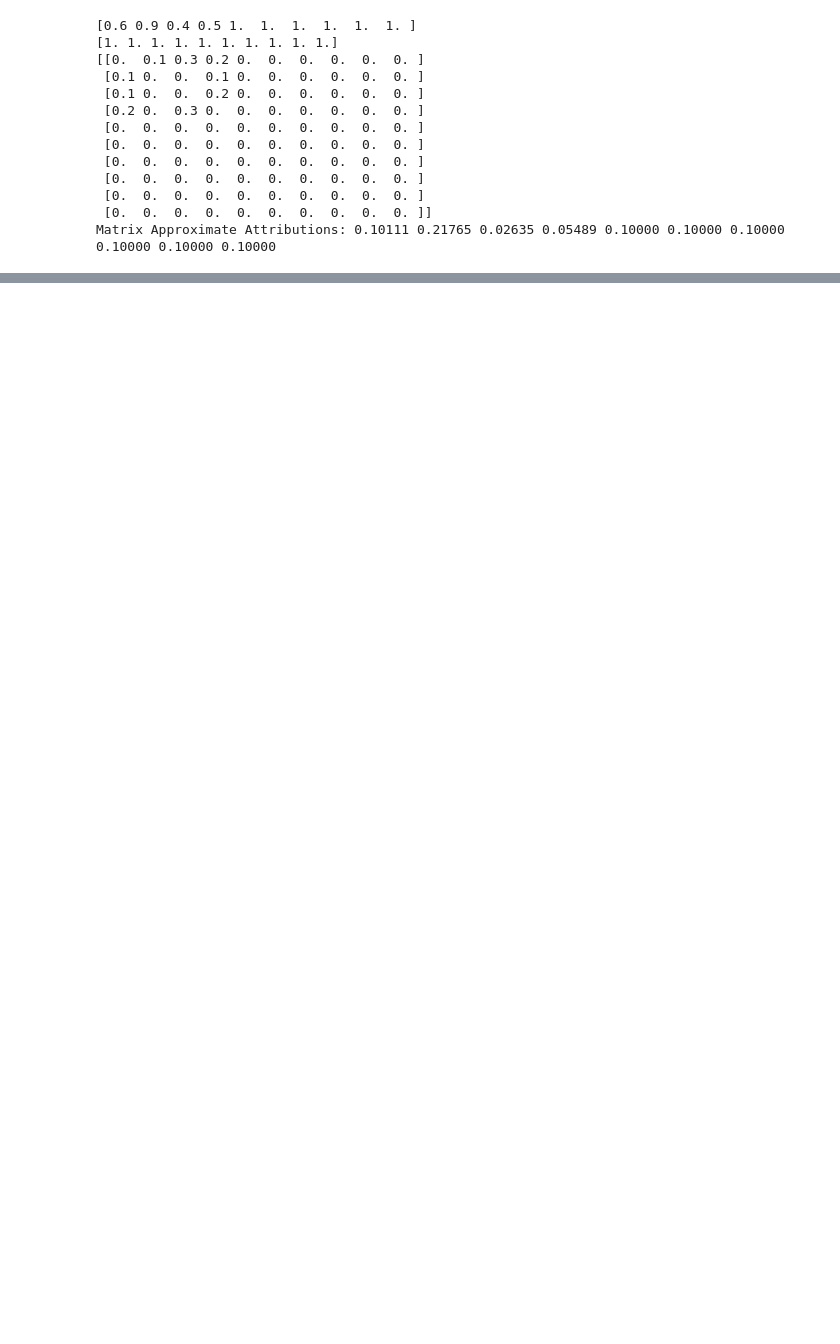
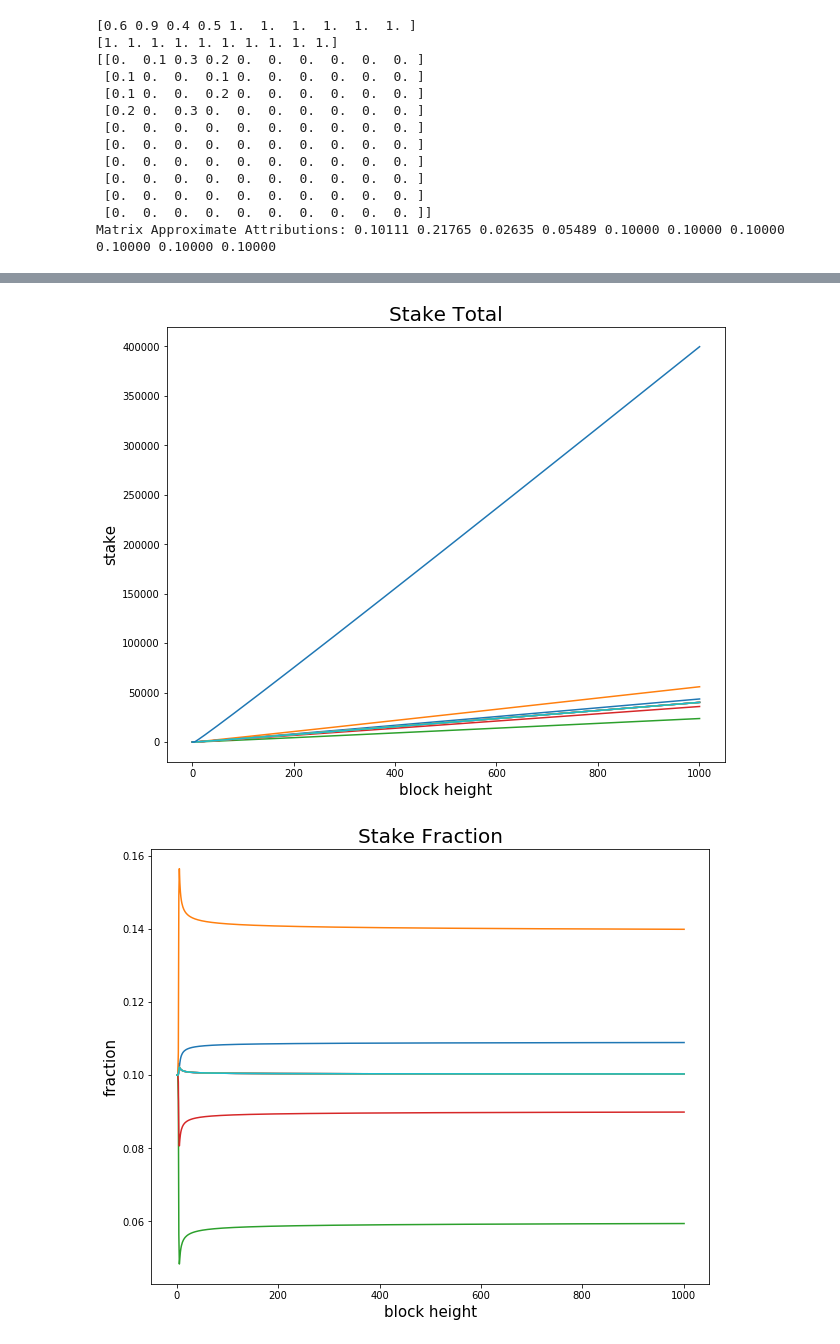
Before and after one commit to unconst/BitTensor, a Jupyter notebook: Emission testing.ipynb, the cells around one changed output, grey strips where cells are left out. Saved outputs shown, nothing was run; the diff lists cells and outputs as text; code cells hidden in the pictures; blank space fills up the shorter version.

```diff
--- a/Emission testing.ipynb
+++ b/Emission testing.ipynb
@@ -249,0 +253,74 @@ Trial Attributions: 0.06314 0.26417 0.02174 0.04411 0.10109 0.10109 0.10117 0.10
+# %%
+nodes = ['a', 'b', 'c', 'd', 'e', 'f', 'g', 'h', 'i', 'j']
+
+edges = {'a': list(zip(['a', 'b', 'c', 'd'], [0.6, 0.1, 0.1, 0.2])),
+         'b': list(zip(['b'], [1.0])),
+         'c': list(zip(['c', 'a', 'd'], [0.4, 0.3, 0.3])),
+         'd': list(zip(['d', 'a', 'b', 'c'], [0.5, 0.2, 0.1, 0.2])),
+         'e': list(zip(['e', 'f'], [0.5, 0.5])),
+         'f': list(zip(['f', 'e'], [0.5, 0.5])),
+         'g': list(zip(['g'], [1.0])),
+         'h': list(zip(['h'], [1.0])),
+         'i': list(zip(['i'], [1.0])),
+         'j': list(zip(['j'], [1.0]))
+}
+
+blocks = 1000
+
+# [trial] --> {id} --> ([block num], [stake])
+data = []
+
+trials = 1
+for j in range(trials):
+
+    first = {}
+    for n in nodes:
+        first[n] = ([0],[1])
+    first['total'] = ([0],[len(nodes)])
+    data.append(first)
+
+    b = Bittensor()
+    for k in nodes:
+        b.subscribe(k)
+    b.inc_height()
+
+    for k in nodes:
+        b.emit(k, edges[k])
+    b.inc_height()
+
+    for i in range(blocks):
+        for k in nodes:
+            b.emit(k, edges[k])
+            data[j][k][1].append(b.stake[k])
+            data[j][k][0].append(b.block_height)
+        data[j]['total'][1].append(b.total_stake)
+        data[j]['total'][0].append(b.block_height)
+        b.inc_height()
+
+
+
+import matplotlib.pyplot as plt
+for trial in data:
+
+    # plot total stake.
+    plt.figure(figsize=(10,8))
+    plt.title('Stake Total', fontsize=20)
+    plt.xlabel('block height', fontsize=15)
+    plt.ylabel('stake', fontsize=15)
+    for k in nodes:
+        plt.plot(trial[k][0], trial[k][1])
+    plt.plot(trial['total'][0], trial['total'][1])
+
+    # plot stake fraction.
+    plt.figure(figsize=(10,8))
+    plt.title('Stake Fraction', fontsize=20)
+    plt.xlabel('block height', fontsize=15)
+    plt.ylabel('fraction', fontsize=15)
+    for k in nodes:
+        plt.plot(trial[k][0], [a/b for a,b in list(zip(trial[k][1], trial['total'][1]))])
+
+    print ('Matrix Approximate Attributions:', str_arr(matrix_approximation(blocks, nodes, edges)))
+    print ('Trial Attributions:', str_arr([trial[k][1][-1]/trial['total'][1][-1] for k in nodes]))
+
+    break
+# %% [output]
@@ -249,0 +341,2 @@ Trial Attributions: 0.06314 0.26417 0.02174 0.04411 0.10109 0.10109 0.10117 0.10
+[figure, added]
+[figure, added]
```
Also changed, not shown: parts of 3 cells of this notebook, 3 other files.
